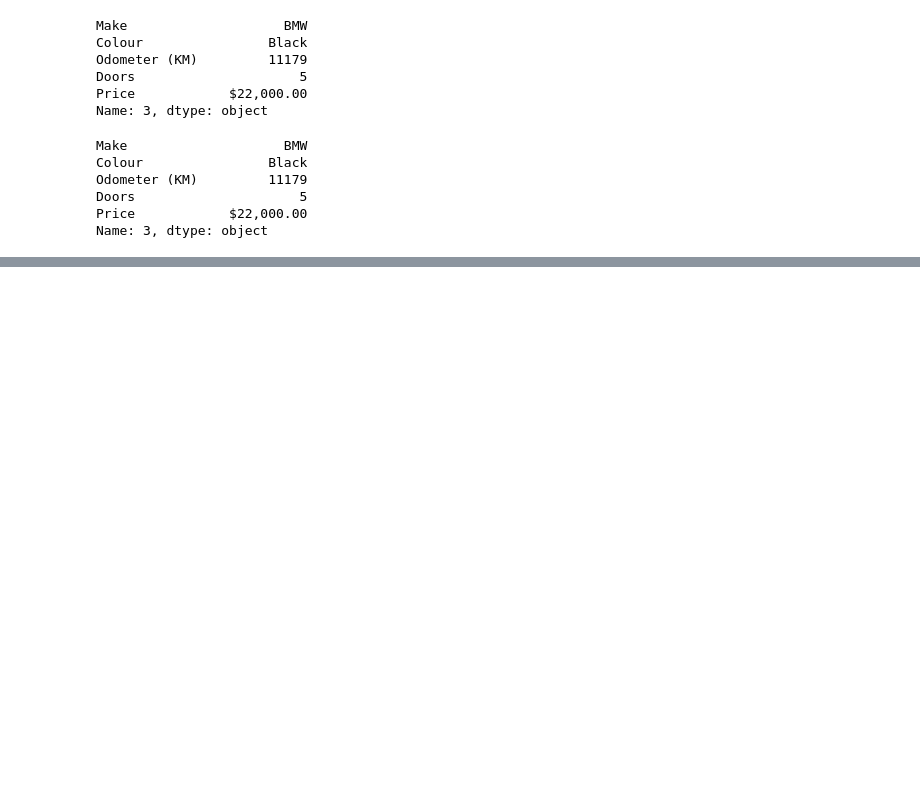
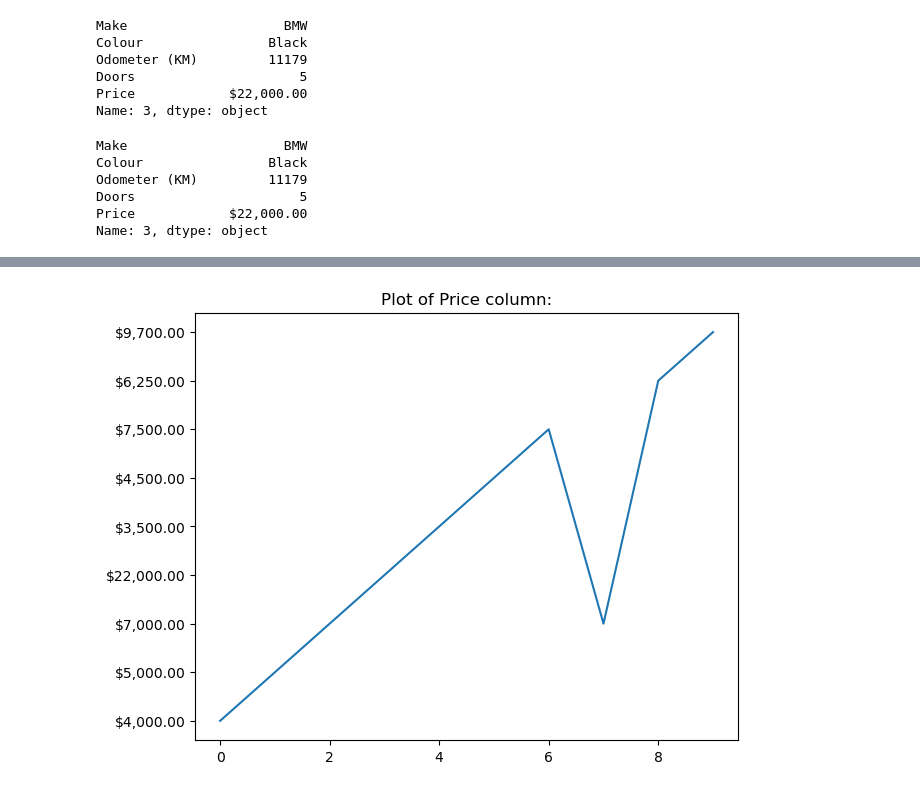
Before and after one commit to grace-sampao/Udemy---Complete-A.I.-Machine-Learning-Data-Science-Bootcamp, a Jupyter notebook: notebooks/assignments/pandas-exercises.ipynb, the cells around one changed output, grey strips where cells are left out. Cells and saved outputs as stored; diff of their text form; code cells hidden in the pictures; blank space fills up the shorter version.

```diff
--- a/notebooks/assignments/pandas-exercises.ipynb
+++ b/notebooks/assignments/pandas-exercises.ipynb
@@ -194,0 +273,9 @@ Name: 3, dtype: object
+# %%
+# Try to plot the Price column using plot()
+fig, ax = plt.subplots(layout='constrained')
+ax.plot(car_sales['Price'])
+ax.set_title('Plot of Price column:')
+
+plt.show()
+# %% [output]
+[figure, added]
```
Also changed, not shown: parts of 10 cells of this notebook.
